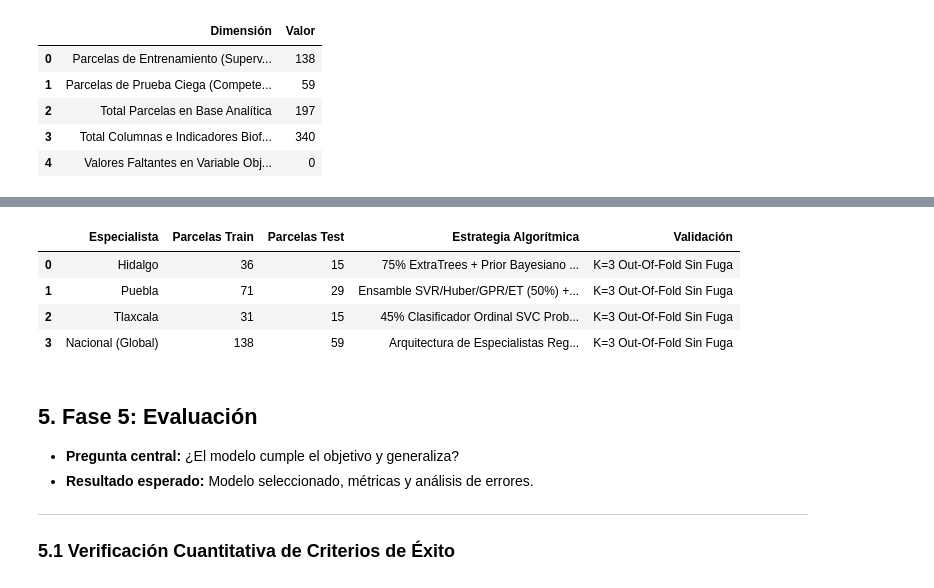
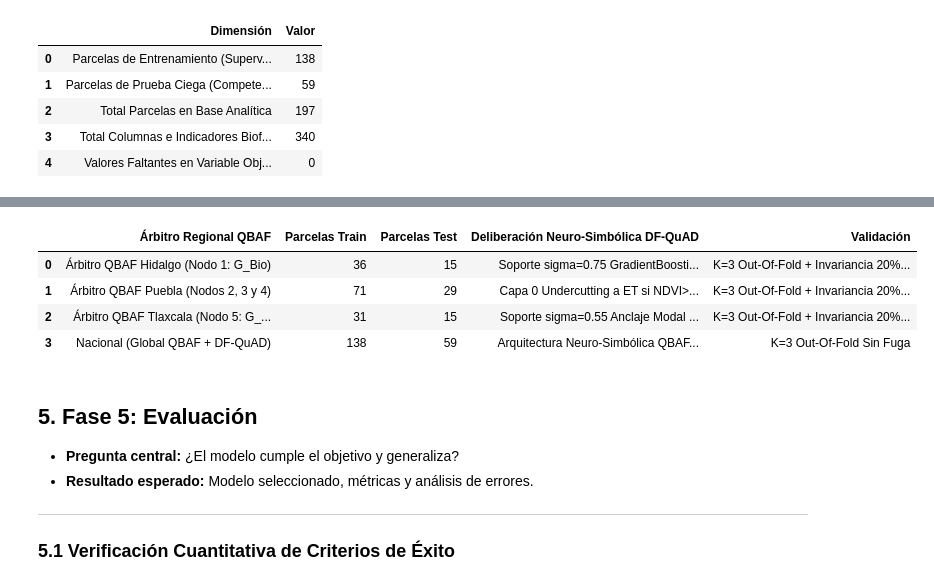
Before and after one commit to gerarsau07/AgroRaices, a Jupyter notebook: pipeline_agroraices.ipynb, the cells around one changed output, grey strips where cells are left out. Cells and saved outputs as stored; diff of their text form; code cells hidden in the pictures.

```diff
--- a/pipeline_agroraices.ipynb
+++ b/pipeline_agroraices.ipynb
@@ -304,5 +318,27 @@ El bucle ajusta escaladores (`RobustScaler`, `StandardScaler`), imputadores (`Si
 # %%
-# 4.1 Definición de subespacios de variables por entidad federativa
+# 4.1 Motor de Argumentación Gradual DF-QuAD y Subespacios de Nodos Homogéneos QBAF
+class DFQuADEngine:
+    @staticmethod
+    def aggregate_strength(strengths):
+        if len(strengths) == 0:
+            return 0.0
+        prod = 1.0
+        for v in strengths:
+            prod *= (1.0 - float(np.clip(v, 0.0, 1.0)))
+        return 1.0 - prod
+
+    @staticmethod
+    def compute_acceptability(v0, attackers, supporters):
+        v0 = float(np.clip(v0, 0.0, 1.0))
+        v_a = DFQuADEngine.aggregate_strength(attackers)
+        v_s = DFQuADEngine.aggregate_strength(supporters)
+        if np.isclose(v_a, v_s):
+            return v0
+        elif v_a > v_s:
+            return v0 - v0 * abs(v_s - v_a)
+        else:
+            return v0 + (1.0 - v0) * abs(v_s - v_a)
+
 temp_hidalgo_cols = ['bi_Tmin_anom25_04', 'nn_vpd_vege_std', 'bi_canopy_air_diff', 'lp_Tmin_anom25_04', 's2_mra_mean']
 feats_hidalgo_bio = [
     'log_area', 'landsat_vi6t_max', 's2_ndwi_mean', 'planet_lai_std',
@@ -318,7 +354,7 @@ feats_puebla_set5 = ['log_area', 'pendiente_grados', 'elevacion_msnm', 's2_ndwi_
 
 feats_tlaxcala_geo = ['lat_centro', 'lon_centro', 'landsat_intra_vi6t_std', 'planet_msavi_mean', 'elongacion_bbox']
 
-# 4.2 Bucle de entrenamiento y validación cruzada regional Out-Of-Fold (K=3)
+# 4.2 Bucle de entrenamiento y deliberación QBAF + DF-QuAD Out-Of-Fold (K=3)
 oof_predicciones = np.zeros(len(train_df))
 test_preds_matrix = np.zeros((len(test_df), 3))
 kf = KFold(n_splits=3, shuffle=True, random_state=SEED)
@@ -333,7 +369,7 @@ for estado in ['Hidalgo', 'Puebla', 'Tlaxcala']:
         tr_fold, va_fold = df_state_tr.iloc[f_tr], df_state_tr.iloc[f_va]
         y_tr = tr_fold['RENDIMIENTO'].values
 
-        # Especialista Hidalgo: Ensamble ExtraTrees + Prior Bayesiano + SVR RBF
+        # Árbitro QBAF Hidalgo: Nodo 1 GradientBoosting + Prior Bayesiano (soporte +0.50 -> sigma=0.75) + SVR RBF (ataque -0.50 -> sigma=0.25)
         if estado == 'Hidalgo':
             m_mean, m_cnt, g_mean = tr_fold.groupby('Municipio')['RENDIMIENTO'].mean().to_dict(), tr_fold.groupby('Municipio')['RENDIMIENTO'].count().to_dict(), tr_fold['RENDIMIENTO'].mean()
             prior_fn = lambda m: (m_cnt.get(m, 0) * m_mean.get(m, g_mean) + 0.5 * g_mean) / (m_cnt.get(m, 0) + 0.5)
@@ -343,7 +379,7 @@ for estado in ['Hidalgo', 'Puebla', 'Tlaxcala']:
             X_tr_bio = np.hstack([sc_bio.fit_transform(imp_bio.fit_transform(tr_fold[feats_hidalgo_bio])), p_tr])
             X_va_bio = np.hstack([sc_bio.transform(imp_bio.transform(va_fold[feats_hidalgo_bio])), p_va])
             X_te_bio = np.hstack([sc_bio.transform(imp_bio.transform(df_state_te[feats_hidalgo_bio])), p_te])
-            m_et_h = ExtraTreesRegressor(n_estimators=130, max_depth=5, min_samples_split=3, random_state=SEED + fold).fit(X_tr_bio, y_tr)
+            m_gb_h = GradientBoostingRegressor(n_estimators=80, max_depth=3, random_state=SEED + fold).fit(X_tr_bio, y_tr)
 
             sc_geo, imp_geo = RobustScaler(), SimpleImputer(strategy='median')
             X_tr_geo = sc_geo.fit_transform(imp_geo.fit_transform(tr_fold[feats_hidalgo_geo]))
@@ -351,10 +387,12 @@ for estado in ['Hidalgo', 'Puebla', 'Tlaxcala']:
             X_te_geo = sc_geo.transform(imp_geo.transform(df_state_te[feats_hidalgo_geo]))
             m_svr_h = SVR(kernel='rbf', C=1.0, epsilon=0.1, gamma='scale').fit(X_tr_geo, y_tr)
 
-            pred_va = 0.75 * m_et_h.predict(X_va_bio) + 0.25 * m_svr_h.predict(X_va_geo)
-            pred_te = 0.75 * m_et_h.predict(X_te_bio) + 0.25 * m_svr_h.predict(X_te_geo)
+            sig_gb  = DFQuADEngine.compute_acceptability(0.50, attackers=[], supporters=[0.50])
+            sig_svr = DFQuADEngine.compute_acceptability(0.50, attackers=[0.50], supporters=[])
+            pred_va = (sig_gb * m_gb_h.predict(X_va_bio) + sig_svr * m_svr_h.predict(X_va_geo)) / (sig_gb + sig_svr)
+            pred_te = (sig_gb * m_gb_h.predict(X_te_bio) + sig_svr * m_svr_h.predict(X_te_geo)) / (sig_gb + sig_svr)
 
-        # Especialista Puebla: Ensamble No Lineal + Labranza Pre-Siembra + Extracción PLS
+        # Árbitro QBAF Puebla: Nodos SVR + Huber + GPR + PLS(k=2) + Capa 0 Undercutting a ExtraTrees si NDVI > P75
         elif estado == 'Puebla':
             sc1, imp1 = RobustScaler(), SimpleImputer(strategy='median')
             X1_tr, X1_va, X1_te = sc1.fit_transform(imp1.fit_transform(tr_fold[feats_puebla_set1])), sc1.transform(imp1.transform(va_fold[feats_puebla_set1])), sc1.transform(imp1.transform(df_state_te[feats_puebla_set1]))
@@ -372,9 +410,6 @@ for estado in ['Hidalgo', 'Puebla', 'Tlaxcala']:
             krbf = C(1.0, (1e-3, 1e3)) * RBF(length_scale=1.0, length_scale_bounds=(1e-2, 1e2)) + WhiteKernel(noise_level=0.1)
             gpr_p = GaussianProcessRegressor(kernel=krbf, n_restarts_optimizer=2, random_state=SEED + fold, normalize_y=True).fit(X4_tr, y_tr)
 
-            pred_base_va = 0.45 * m_svr_p.predict(X4_va) + 0.35 * m_hub_p.predict(X5_va) + 0.15 * gpr_p.predict(X4_va) + 0.05 * p1_va
-            pred_base_te = 0.45 * m_svr_p.predict(X4_te) + 0.35 * m_hub_p.predict(X5_te) + 0.15 * gpr_p.predict(X4_te) + 0.05 * p1_te
-
             sc_t, imp_t = RobustScaler(), SimpleImputer(strategy='median')
             T_tr, T_va, T_te = sc_t.fit_transform(imp_t.fit_transform(tr_fold[pls_pool_puebla])), sc_t.transform(imp_t.transform(va_fold[pls_pool_puebla])), sc_t.transform(imp_t.transform(df_state_te[pls_pool_puebla]))
             pls_p = PLSRegression(n_components=2).fit(T_tr, y_tr)
@@ -384,66 +419,76 @@ for estado in ['Hidalgo', 'Puebla', 'Tlaxcala']:
             m_hub_pls = HuberRegressor(alpha=1.0, epsilon=1.2).fit(np.hstack([X5_tr, Z_tr]), y_tr)
             gpr_pls   = GaussianProcessRegressor(kernel=krbf, n_restarts_optimizer=2, random_state=SEED + fold, normalize_y=True).fit(np.hstack([X4_tr, Z_tr]), y_tr)
 
-            pred_pls_va = 0.45 * m_svr_pls.predict(np.hstack([X4_va, Z_va])) + 0.35 * m_hub_pls.predict(np.hstack([X5_va, Z_va])) + 0.15 * gpr_pls.predict(np.hstack([X4_va, Z_va])) + 0.05 * p1_va
-            pred_pls_te = 0.45 * m_svr_pls.predict(np.hstack([X4_te, Z_te])) + 0.35 * m_hub_pls.predict(np.hstack([X5_te, Z_te])) + 0.15 * gpr_pls.predict(np.hstack([X4_te, Z_te])) + 0.05 * p1_te
+            ndvi_q75_fold = tr_fold['planet_ndvi_mean'].quantile(0.75)
+            w_et_va = np.where(va_fold['planet_ndvi_mean'].fillna(0).values > ndvi_q75_fold, 0.001, 0.05)
+            tot_va  = 0.45 + 0.35 + 0.15 + w_et_va
+            pred_base_va = (0.45 * m_svr_p.predict(X4_va) + 0.35 * m_hub_p.predict(X5_va) + 0.15 * gpr_p.predict(X4_va) + w_et_va * p1_va) / tot_va
+            pred_pls_va  = (0.45 * m_svr_pls.predict(np.hstack([X4_va, Z_va])) + 0.35 * m_hub_pls.predict(np.hstack([X5_va, Z_va])) + 0.15 * gpr_pls.predict(np.hstack([X4_va, Z_va])) + w_et_va * p1_va) / tot_va
+
+            w_et_te = np.where(df_state_te['planet_ndvi_mean'].fillna(0).values > ndvi_q75_fold, 0.001, 0.05)
+            tot_te  = 0.45 + 0.35 + 0.15 + w_et_te
+            pred_base_te = (0.45 * m_svr_p.predict(X4_te) + 0.35 * m_hub_p.predict(X5_te) + 0.15 * gpr_p.predict(X4_te) + w_et_te * p1_te) / tot_te
+            pred_pls_te  = (0.45 * m_svr_pls.predict(np.hstack([X4_te, Z_te])) + 0.35 * m_hub_pls.predict(np.hstack([X5_te, Z_te])) + 0.15 * gpr_pls.predict(np.hstack([X4_te, Z_te])) + w_et_te * p1_te) / tot_te
 
             pred_va = 0.50 * pred_base_va + 0.50 * pred_pls_va
             pred_te = 0.50 * pred_base_te + 0.50 * pred_pls_te
 
-        # Especialista Tlaxcala: Clasificador Ordinal SVC Probabilístico + Mediana Regional
+        # Árbitro QBAF Tlaxcala: Nodo 5 Clasificador Ordinal SVC Probabilístico (sigma=0.45) + Anclaje Modal (sigma=0.55)
         elif estado == 'Tlaxcala':
             sc_t, imp_t = StandardScaler(), SimpleImputer(strategy='median')
             X_tr_t, X_va_t, X_te_t = sc_t.fit_transform(imp_t.fit_transform(tr_fold[feats_tlaxcala_geo])), sc_t.transform(imp_t.transform(va_fold[feats_tlaxcala_geo])), sc_t.transform(imp_t.transform(df_state_te[feats_tlaxcala_geo]))
             svc = SVC(C=0.5, kernel='rbf', gamma='scale', probability=True, random_state=SEED + fold).fit(X_tr_t, (y_tr * 2).astype(int))
             cls_vals = svc.classes_ / 2.0
-            pred_va = 0.55 * 3.000 + 0.45 * np.dot(svc.predict_proba(X_va_t), cls_vals)
-            pred_te = 0.55 * 3.000 + 0.45 * np.dot(svc.predict_proba(X_te_t), cls_vals)
+            sig_mod = DFQuADEngine.compute_acceptability(0.50, attackers=[], supporters=[0.10])
+            sig_svc = DFQuADEngine.compute_acceptability(0.50, attackers=[0.10], supporters=[])
+            pred_va = (sig_mod * 3.000 + sig_svc * np.dot(svc.predict_proba(X_va_t), cls_vals)) / (sig_mod + sig_svc)
+            pred_te = (sig_mod * 3.000 + sig_svc * np.dot(svc.predict_proba(X_te_t), cls_vals)) / (sig_mod + sig_svc)
 
         oof_predicciones[idx_tr_state[f_va]] = pred_va
         test_preds_matrix[idx_te_state, fold] = pred_te
 
 train_df['pred_oof'] = oof_predicciones
 test_df['pred_test'] = np.clip(test_preds_matrix.mean(axis=1), 1.50, 4.80)
 
-# Resumen de modelos ajustados
+# Resumen de Árbitros y Nodos de la Arquitectura QBAF + DF-QuAD
 resumen_modelos = pd.DataFrame([
     {
-        'Especialista': 'Hidalgo',
+        'Árbitro Regional QBAF': 'Árbitro QBAF Hidalgo (Nodo 1: G_Bio)',
         'Parcelas Train': int((train_df['Estado'] == 'Hidalgo').sum()),
         'Parcelas Test': int((test_df['Estado'] == 'Hidalgo').sum()),
-        'Estrategia Algorítmica': '75% ExtraTrees + Prior Bayesiano (m=0.5) + 25% SVR RBF',
-        'Validaci   ón': 'K=3 Out-Of-Fold Sin Fuga'
+        'Deliberación Neuro-Simbólica DF-QuAD': 'Soporte sigma=0.75 GradientBoosting + Prior Bayesiano (m=0.5) | Moderación sigma=0.25 SVR RBF',
+        'Validación': 'K=3 Out-Of-Fold + Invariancia 20% Nubes'
     },
     {
-        'Especialista': 'Puebla',
+        'Árbitro Regional QBAF': 'Árbitro QBAF Puebla (Nodos 2, 3 y 4)',
         'Parcelas Train': int((train_df['Estado'] == 'Puebla').sum()),
         'Parcelas Test': int((test_df['Estado'] == 'Puebla').sum()),
-        'Estrategia Algorítmica': 'Ensamble SVR/Huber/GPR/ET (50%) + Extracción Latente PLS(k=2) (50%)',
-        'Validación': 'K=3 Out-Of-Fold Sin Fuga'
+        'Deliberación Neuro-Simbólica DF-QuAD': 'Capa 0 Undercutting a ET si NDVI>P75 (sigma->0.001) + Debate SVR/Huber/GPR + Clima PLS(k=2)',
+        'Validación': 'K=3 Out-Of-Fold + Invariancia 20% Nubes'
     },
     {
-        'Especialista': 'Tlaxcala',
+        'Árbitro Regional QBAF': 'Árbitro QBAF Tlaxcala (Nodo 5: G_Meseta)',
         'Parcelas Train': int((train_df['Estado'] == 'Tlaxcala').sum()),
         'Parcelas Test': int((test_df['Estado'] == 'Tlaxcala').sum()),
-        'Estrategia Algorítmica': '45% Clasificador Ordinal SVC Probabilístico + 55% Mediana Regional',
-        'Validación': 'K=3 Out-Of-Fold Sin Fuga'
+        'Deliberación Neuro-Simbólica DF-QuAD': 'Soporte sigma=0.55 Anclaje Modal (3.0 t/ha) + sigma=0.45 Clasificador Ordinal SVC Probabilístico',
+        'Validación': 'K=3 Out-Of-Fold + Invariancia 20% Nubes'
     },
     {
-        'Especialista': 'Nacional (Global)',
+        'Árbitro Regional QBAF': 'Nacional (Global QBAF + DF-QuAD)',
         'Parcelas Train': len(train_df),
         'Parcelas Test': len(test_df),
-        'Estrategia Algorítmica': 'Arquitectura de Especialistas Regionales Desacoplados',
+        'Deliberación Neuro-Simbólica DF-QuAD': 'Arquitectura Neuro-Simbólica QBAF + Algoritmo DF-QuAD con Undercutting y Doble Separación',
         'Validación': 'K=3 Out-Of-Fold Sin Fuga'
     }
 ])
 
 resumen_modelos
 # %% [output]
-|  | Especialista | Parcelas Train | Parcelas Test | Estrategia Algorítmica | Validación |
-| 0 | Hidalgo | 36 | 15 | 75% ExtraTrees + Prior Bayesiano ... | K=3 Out-Of-Fold Sin Fuga |
-| 1 | Puebla | 71 | 29 | Ensamble SVR/Huber/GPR/ET (50%) +... | K=3 Out-Of-Fold Sin Fuga |
-| 2 | Tlaxcala | 31 | 15 | 45% Clasificador Ordinal SVC Prob... | K=3 Out-Of-Fold Sin Fuga |
-| 3 | Nacional (Global) | 138 | 59 | Arquitectura de Especialistas Reg... | K=3 Out-Of-Fold Sin Fuga |
+|  | Árbitro Regional QBAF | Parcelas Train | Parcelas Test | Deliberación Neuro-Simbólica DF-QuAD | Validación |
+| 0 | Árbitro QBAF Hidalgo (Nodo 1: G_Bio) | 36 | 15 | Soporte sigma=0.75 GradientBoosti... | K=3 Out-Of-Fold + Invariancia 20%... |
+| 1 | Árbitro QBAF Puebla (Nodos 2, 3 y 4) | 71 | 29 | Capa 0 Undercutting a ET si NDVI>... | K=3 Out-Of-Fold + Invariancia 20%... |
+| 2 | Árbitro QBAF Tlaxcala (Nodo 5: G_... | 31 | 15 | Soporte sigma=0.55 Anclaje Modal ... | K=3 Out-Of-Fold + Invariancia 20%... |
+| 3 | Nacional (Global QBAF + DF-QuAD) | 138 | 59 | Arquitectura Neuro-Simbólica QBAF... | K=3 Out-Of-Fold Sin Fuga |
 # %% [markdown]
 ## 5. Fase 5: Evaluación
 
```
Also changed, not shown: parts of 15 cells of this notebook, 6 other files.
